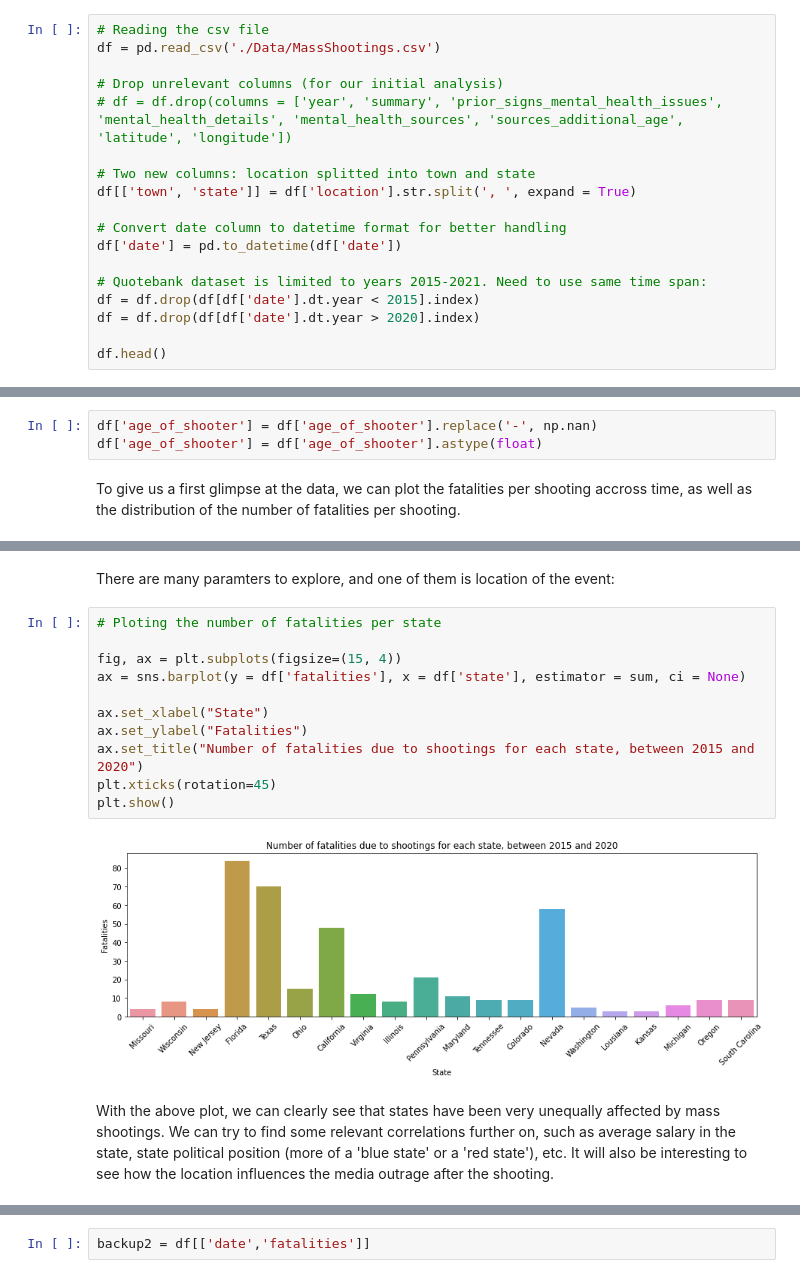
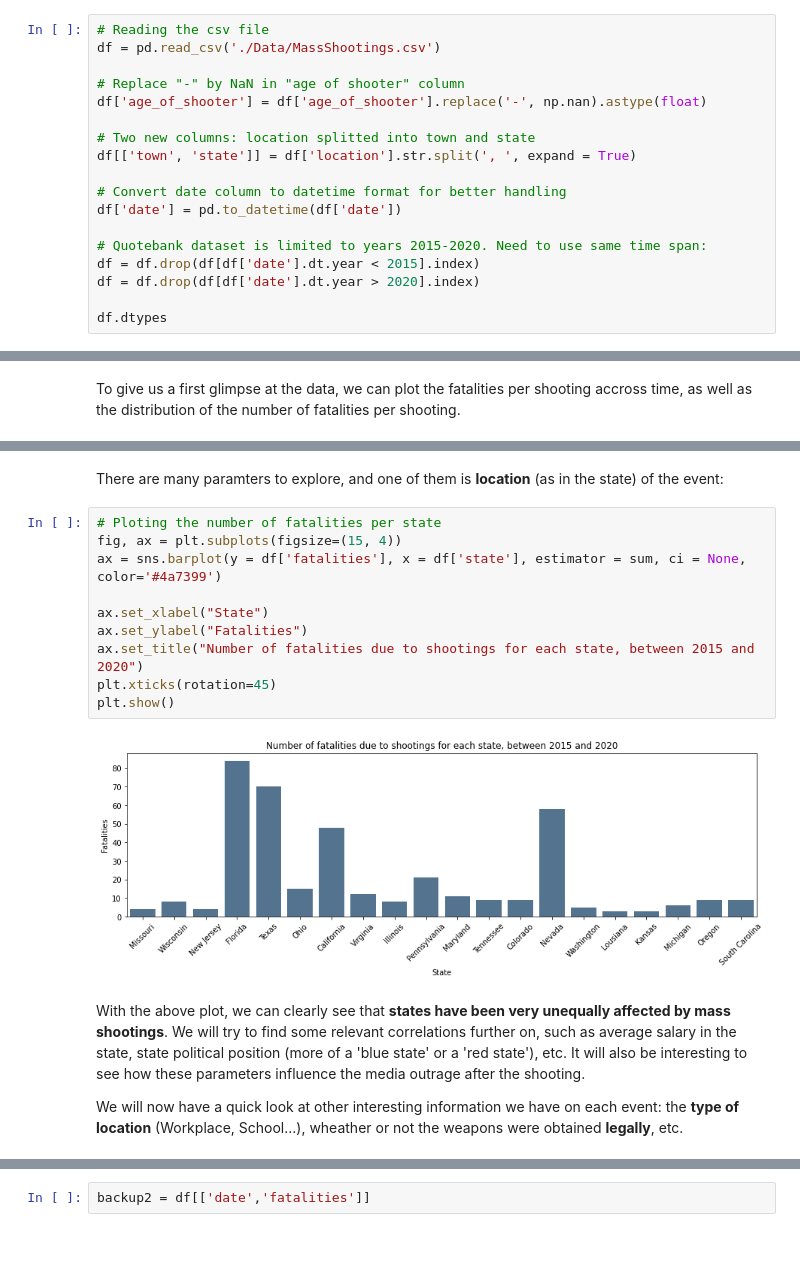
Before and after one commit to epfl-ada/ada-2021-project-clezemath, a Jupyter notebook: milestone2.ipynb, the cells around one changed output, grey strips where cells are left out. Drawn from its saved outputs; the diff is of its cells as text; blank space fills up the shorter version.

```diff
--- a/milestone2.ipynb
+++ b/milestone2.ipynb
@@ -197,8 +113,8 @@ We have also proceeded to some initial analysis of the "Mother Jone's US Mass Sh
 # Reading the csv file
 df = pd.read_csv('./Data/MassShootings.csv')
 
-# Drop unrelevant columns (for our initial analysis)
-# df = df.drop(columns = ['year', 'summary', 'prior_signs_mental_health_issues', 'mental_health_details', 'mental_health_sources', 'sources_additional_age', 'latitude', 'longitude'])
+# Replace "-" by NaN in "age of shooter" column
+df['age_of_shooter'] = df['age_of_shooter'].replace('-', np.nan).astype(float)
 
 # Two new columns: location splitted into town and state
 df[['town', 'state']] = df['location'].str.split(', ', expand = True)
@@ -206,9 +122,9 @@ df[['town', 'state']] = df['location'].str.split(', ', expand = True)
 # Convert date column to datetime format for better handling
 df['date'] = pd.to_datetime(df['date'])
 
-# Quotebank dataset is limited to years 2015-2021. Need to use same time span:
+# Quotebank dataset is limited to years 2015-2020. Need to use same time span:
 df = df.drop(df[df['date'].dt.year < 2015].index)
 df = df.drop(df[df['date'].dt.year > 2020].index)
 
-df.head()
+df.dtypes
 # %% [output]
@@ -224,6 +148,3 @@ We notice that some of the entries for age of the shooter are not numbers. To pe
-# %%
-df['age_of_shooter'] = df['age_of_shooter'].replace('-', np.nan)
-df['age_of_shooter'] = df['age_of_shooter'].astype(float)
 # %% [markdown]
 To give us a first glimpse at the data, we can plot the fatalities per shooting accross time, as well as the distribution of the number of fatalities per shooting.
 # %%
@@ -260,17 +168,18 @@ plt.show()
 # %% [markdown]
-There are many paramters to explore, and one of them is location of the event:
+There are many paramters to explore, and one of them is **location** (as in the state) of the event:
 # %%
 # Ploting the number of fatalities per state
-
 fig, ax = plt.subplots(figsize=(15, 4))
-ax = sns.barplot(y = df['fatalities'], x = df['state'], estimator = sum, ci = None)
+ax = sns.barplot(y = df['fatalities'], x = df['state'], estimator = sum, ci = None, color='#4a7399')
 
 ax.set_xlabel("State")
 ax.set_ylabel("Fatalities")
 ax.set_title("Number of fatalities due to shootings for each state, between 2015 and 2020")
 plt.xticks(rotation=45)
 plt.show()
 # %% [output]
-[figure, old version]
+[figure, new version]
 # %% [markdown]
-With the above plot, we can clearly see that states have been very unequally affected by mass shootings. We can try to find some relevant correlations further on, such as average salary in the state, state political position (more of a 'blue state' or a 'red state'), etc. It will also be interesting to see how the location influences the media outrage after the shooting.
+With the above plot, we can clearly see that **states have been very unequally affected by mass shootings**. We will try to find some relevant correlations further on, such as average salary in the state, state political position (more of a 'blue state' or a 'red state'), etc. It will also be interesting to see how these parameters influence the media outrage after the shooting.
+
+We will now have a quick look at other interesting information we have on each event: the **type of location** (Workplace, School...), wheather or not the weapons were obtained **legally**, etc.
```
Also changed, not shown: parts of 40 cells of this notebook.
